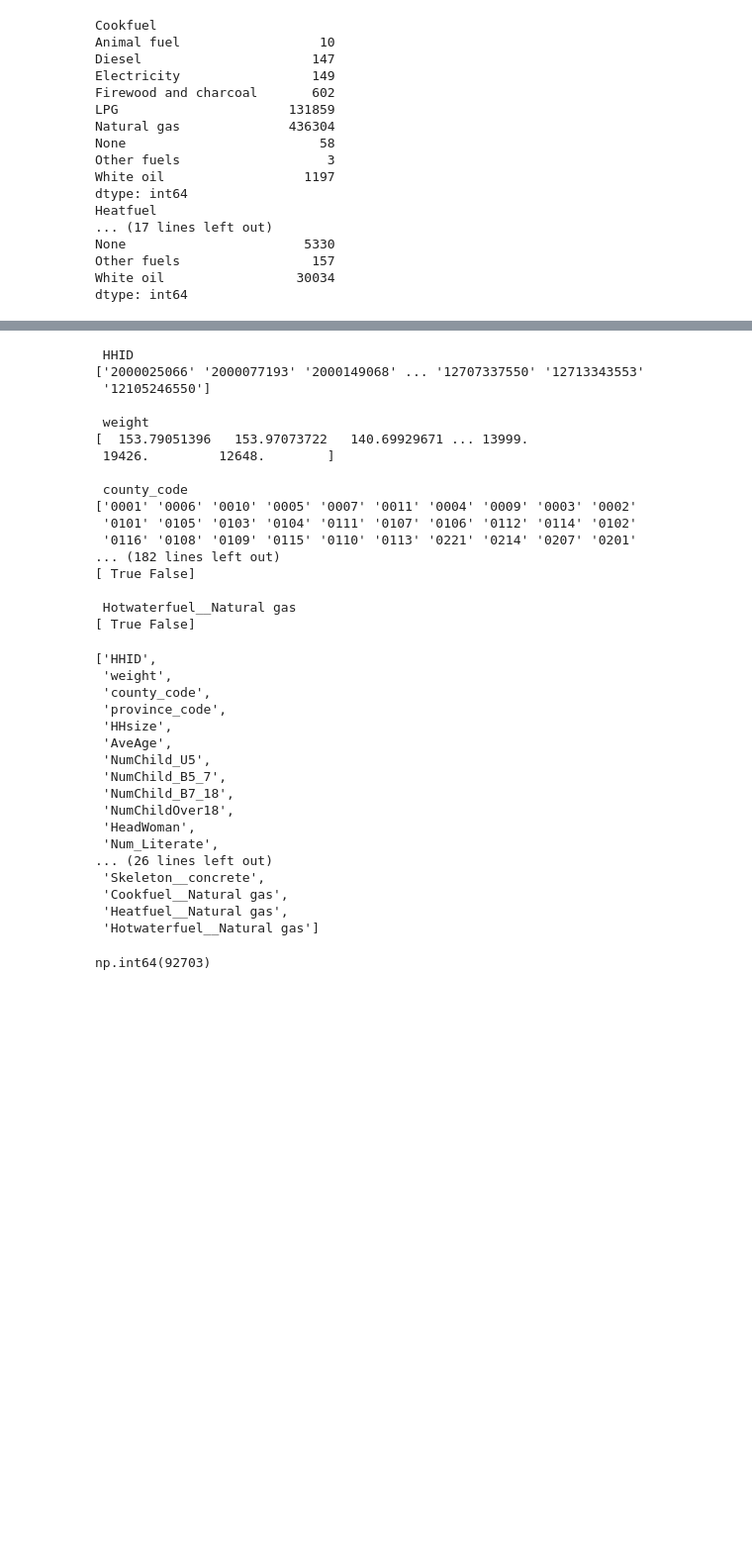
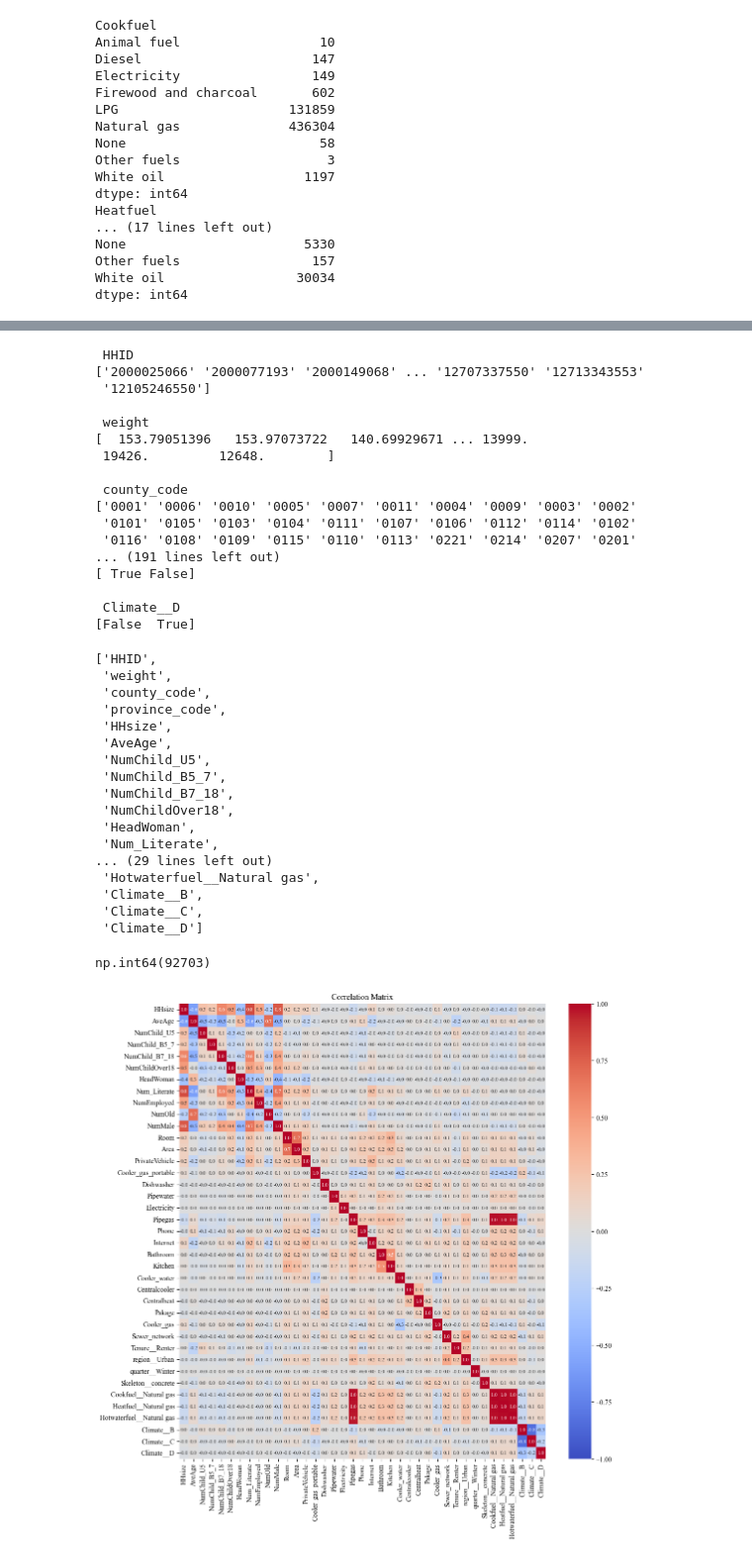
Before and after one commit to sinanarimani/energy-poverty, a Jupyter notebook: evaluation.ipynb, the cells around one changed output, grey strips where cells are left out. Shown at 99% size. Drawn from its saved outputs; the diff is of its cells as text; code cells hidden in the pictures; blank space fills up the shorter version.

```diff
--- a/evaluation.ipynb
+++ b/evaluation.ipynb
@@ -498,7 +559,8 @@ data = data[['HHID',
 'year',
 'all_expenditure',
 'all_energy_EXP',
-'energy_Ratio']]
+'energy_Ratio',
+"GeClimate"]]
 # %%
 df1 = pd.get_dummies(data = data['Tenure'], prefix='Tenure_')
 df2 = pd.get_dummies(data = data['region'], prefix='region_')
@@ -507,7 +569,8 @@ df4 = pd.get_dummies(data = data['Skeleton'], prefix='Skeleton_')
 df5 = pd.get_dummies(data = data['Cookfuel'], prefix='Cookfuel_')
 df6 = pd.get_dummies(data = data['Heatfuel'], prefix='Heatfuel_')
 df7 = pd.get_dummies(data = data['Hotwaterfuel'], prefix='Hotwaterfuel_')
-joindb = data.join(df1).join(df2).join(df3).join(df4).join(df5).join(df6).join(df7)
+df8 = pd.get_dummies(data = data['GeClimate'], prefix='Climate_')
+joindb = data.join(df1).join(df2).join(df3).join(df4).join(df5).join(df6).join(df7).join(df8)
 joindb.drop(columns = [
     'Tenure','region','quarter','Skeleton','Cookfuel','Heatfuel','Hotwaterfuel',
     'region__Rural',
@@ -536,7 +599,8 @@ joindb.drop(columns = [
     'Sewing',
     'Fan',
     'Cooler_water_portable',
-    'None'
+    'None',
+    'GeClimate'
     ], inplace = True)
 # %%
 for col in joindb.columns:
@@ -555,11 +619,11 @@ for col in joindb.columns:
 ['0001' '0006' '0010' '0005' '0007' '0011' '0004' '0009' '0003' '0002'
  '0101' '0105' '0103' '0104' '0111' '0107' '0106' '0112' '0114' '0102'
  '0116' '0108' '0109' '0115' '0110' '0113' '0221' '0214' '0207' '0201'
-... (182 lines left out)
+... (191 lines left out)
 [ True False]
 
- Hotwaterfuel__Natural gas
-[ True False]
+ Climate__D
+[False  True]
 # %%
 joindb.to_pickle("joindb.pkl")
 # %%
@@ -577,15 +641,65 @@ joindb.columns.to_list()
  'NumChildOver18',
  'HeadWoman',
  'Num_Literate',
-... (26 lines left out)
- 'Skeleton__concrete',
- 'Cookfuel__Natural gas',
- 'Heatfuel__Natural gas',
- 'Hotwaterfuel__Natural gas']
+... (29 lines left out)
+ 'Hotwaterfuel__Natural gas',
+ 'Climate__B',
+ 'Climate__C',
+ 'Climate__D']
 # %%
 joindb["Cooler_gas"].sum()
 # %% [output]
 np.int64(92703)
+# %%
+import seaborn as sns
+x_vars = [
+'HHsize',
+'AveAge',
+'NumChild_U5',
+'NumChild_B5_7',
+'NumChild_B7_18',
+'NumChildOver18',
+'HeadWoman',
+'Num_Literate',
+'NumEmployed',
+'NumOld',
+'NumMale',
+'Room',
+'Area',
+'PrivateVehicle',
+'Cooler_gas_portable',
+'Dishwasher',
+'Pipewater',
+'Electricity',
+'Pipegas',
+'Phone',
+'Internet',
+'Bathroom',
+'Kitchen',
+'Cooler_water',
+'Centralcooler',
+'Centralheat',
+'Pakage',
+'Cooler_gas',
+'Sewer_network',
+'Tenure__Renter',
+'region__Urban',
+'quarter__Winter',
+'Skeleton__concrete',
+'Cookfuel__Natural gas',
+'Heatfuel__Natural gas',
+'Hotwaterfuel__Natural gas',
+'Climate__B',
+'Climate__C',
+'Climate__D'
+]
+corr_matrix = joindb[x_vars].corr()
+plt.figure(figsize=(12,12))
+sns.heatmap(corr_matrix, annot=True, fmt=".1f", cmap='coolwarm', vmin=-1, vmax=1, annot_kws={"size": 8})
+plt.title('Correlation Matrix')
+plt.show()
+# %% [output]
+[figure, added]
 # %%
 x_vars = [
 'HHsize',
```
Also changed, not shown: parts of 8 cells of this notebook.
